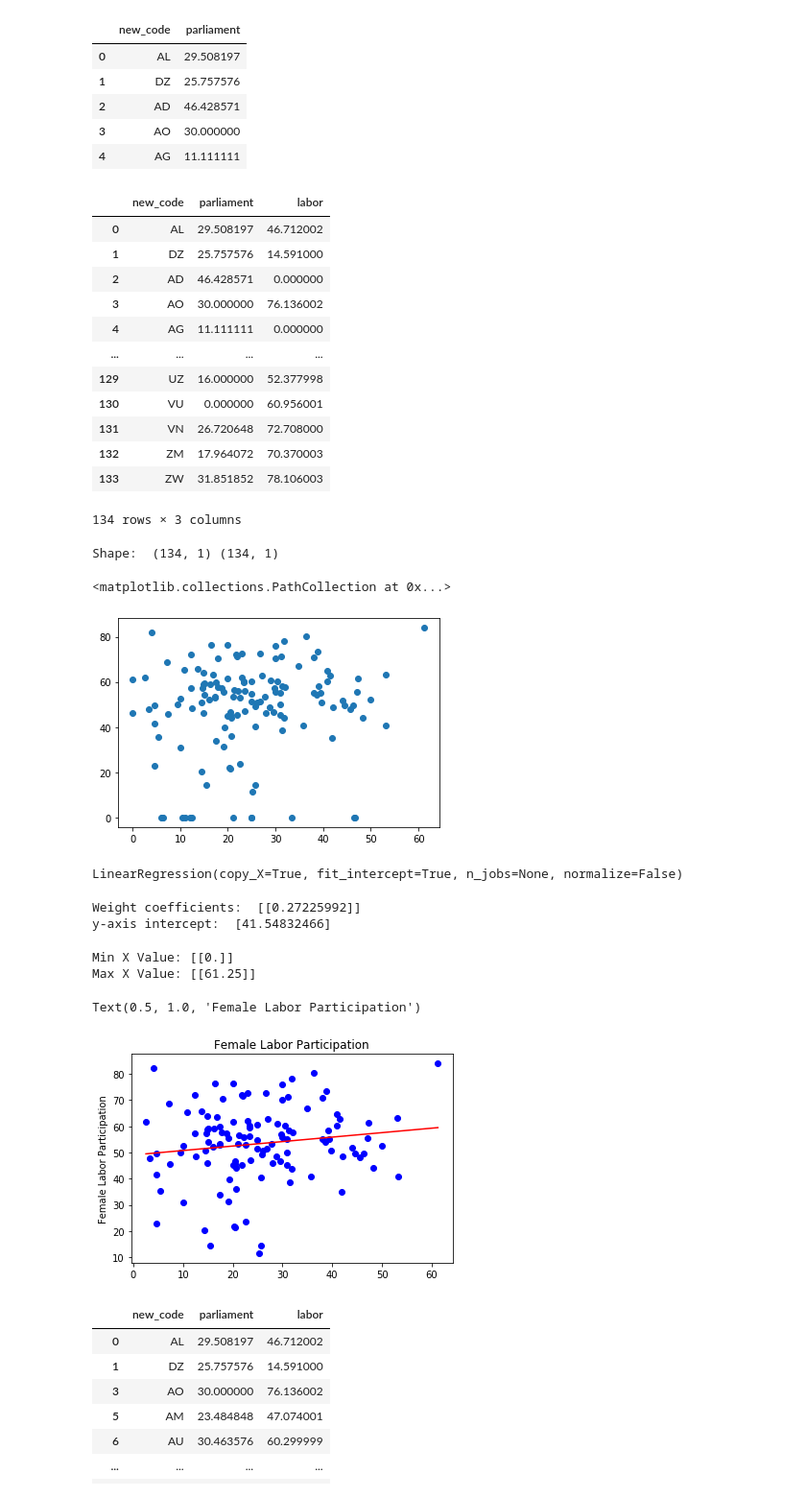
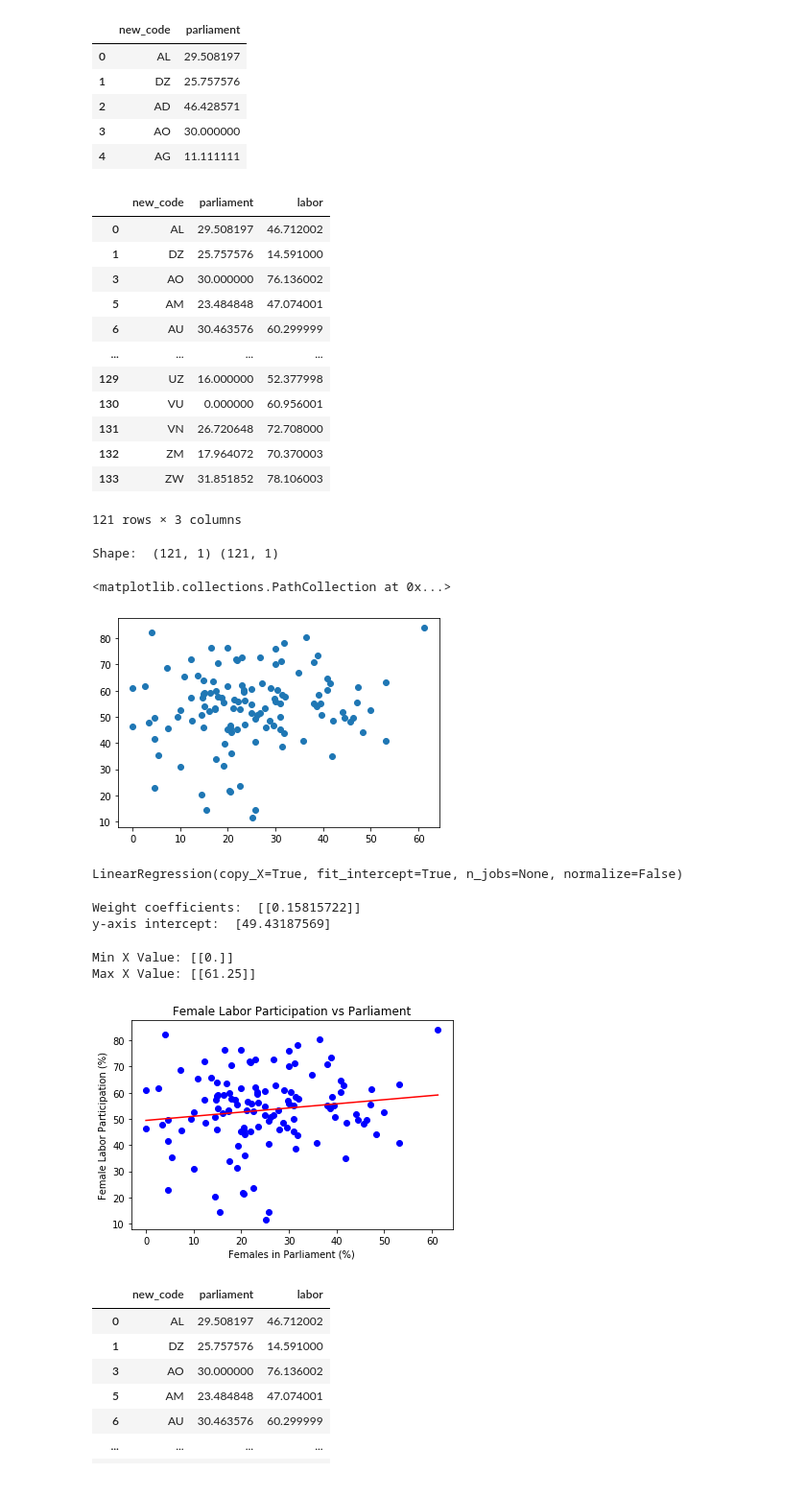
Before and after one commit to liliana-ilut/women-in-power, a Jupyter notebook: Regression_labor.ipynb, the cells around one changed output. Shown at 96% size. Saved outputs shown, nothing was run; the diff lists cells and outputs as text; code cells hidden in the pictures.

```diff
--- a/Regression_labor.ipynb
+++ b/Regression_labor.ipynb
@@ -52,6 +52,6 @@ female_parliament.head()
 | 4 | Antigua and Barbuda | ATG | AG | 17.060816 | -61.796428 | parliament | 10.526316 | 10.526316 | 10.526316 | ... |
 # %%
 #reducing columns
-female_parliament_2019=female_parliament[["new_code", "2019"]]
+female_parliament_2019=female_parliament[["new_code", "year_2019"]]
 female_parliament_2019.head()
 # %% [output]
@@ -64,7 +64,7 @@ female_parliament_2019.head()
 # %%
 #renaming 2019
 female_parliament_2019_final=female_parliament_2019.rename(columns = {
-    "2019" :"parliament"
+    "year_2019" :"parliament"
 })
 female_parliament_2019_final.head()
 # %% [output]
@@ -76,34 +76,35 @@ female_parliament_2019_final.head()
 | 4 | AG | 11.111111 |
 # %%
 labor_regression=pd.merge(female_parliament_2019_final, female_labor_2019_final, how='inner', on=["new_code", "new_code"])
+labor_regression=labor_regression[(labor_regression["labor"]>0)]
 # %%
 labor_regression
 # %% [output]
 |  | new_code | parliament | labor |
 | 0 | AL | 29.508197 | 46.712002 |
 | 1 | DZ | 25.757576 | 14.591000 |
-| 2 | AD | 46.428571 | 0.000000 |
 | 3 | AO | 30.000000 | 76.136002 |
-| 4 | AG | 11.111111 | 0.000000 |
+| 5 | AM | 23.484848 | 47.074001 |
+| 6 | AU | 30.463576 | 60.299999 |
 | ... | ... | ... | ... |
 | 129 | UZ | 16.000000 | 52.377998 |
 | 130 | VU | 0.000000 | 60.956001 |
 | 131 | VN | 26.720648 | 72.708000 |
 | 132 | ZM | 17.964072 | 70.370003 |
 | 133 | ZW | 31.851852 | 78.106003 |
-134 rows × 3 columns
+121 rows × 3 columns
 # %%
 X = labor_regression["parliament"].values.reshape(-1, 1)
 y = labor_regression["labor"].values.reshape(-1, 1)
 
 print("Shape: ", X.shape, y.shape)
 # %% [output]
-Shape:  (134, 1) (134, 1)
+Shape:  (121, 1) (121, 1)
 # %%
 plt.scatter(X,y)
 # %% [output]
 <matplotlib.collections.PathCollection at 0x...>
-[figure, old version]
+[figure, new version]
 # %%
 from sklearn.linear_model import LinearRegression
 
@@ -118,8 +119,8 @@ LinearRegression(copy_X=True, fit_intercept=True, n_jobs=None, normalize=False)
 print('Weight coefficients: ', model.coef_)
 print('y-axis intercept: ', model.intercept_)
 # %% [output]
-Weight coefficients:  [[0.27225992]]
-y-axis intercept:  [41.54832466]
+Weight coefficients:  [[0.15815722]]
+y-axis intercept:  [49.43187569]
 # %%
 x_min = np.array([[X.min()]])
 x_max = np.array([[X.max()]])
@@ -134,12 +135,12 @@ y_max = model.predict(x_max)
 # %%
 plt.scatter(X, y, c='blue')
 plt.plot([x_min[0], x_max[0]], [y_min[0], y_max[0]], c='red')
-#plt.xlabel('your xlabel')
-plt.ylabel('Female Labor Participation')
-plt.title('Female Labor Participation')
+plt.xlabel('Females in Parliament (%)')
+plt.ylabel('Female Labor Participation (%)')
+plt.title('Female Labor Participation vs Parliament')
+plt.savefig('static/images/labor_parliament_regression.svg')
 # %% [output]
-Text(0.5, 1.0, 'Female Labor Participation')
-[figure, old version]
+[figure, new version]
 # %%
 #trying the above but removing counties with 0 for both
 labor_regression2=labor_regression[(labor_regression["parliament"]>0)]
```
Also changed, not shown: parts of 4 cells of this notebook, 8 other files.
